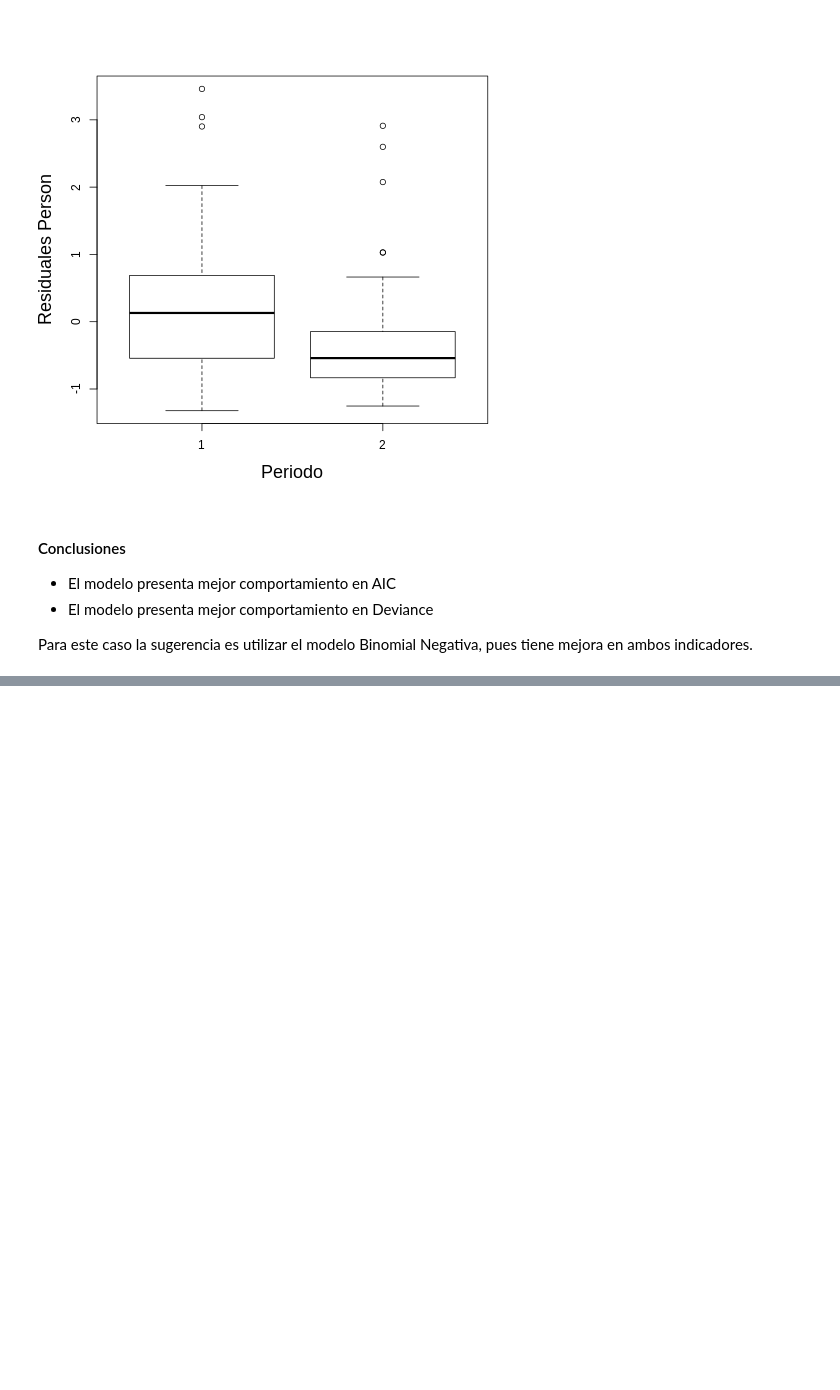
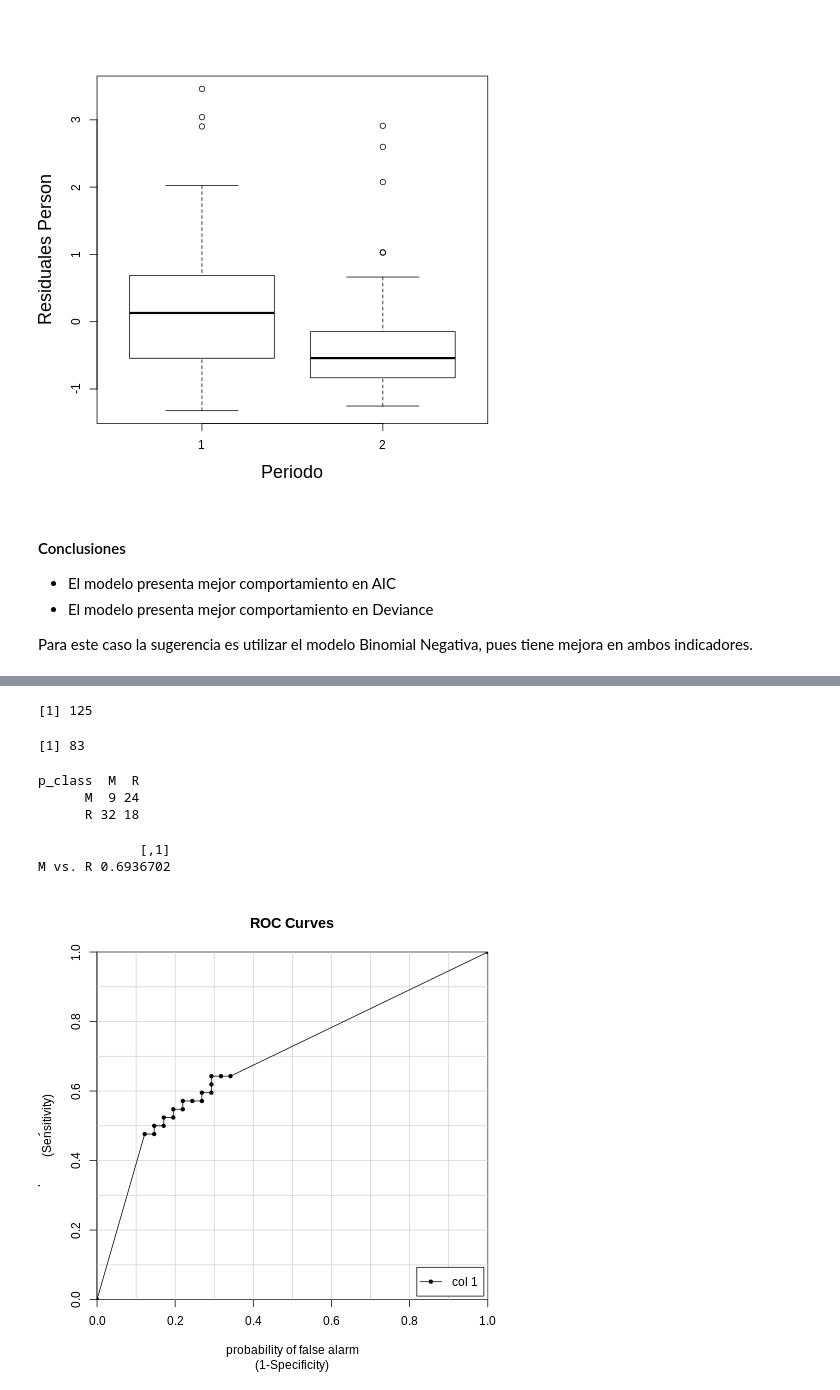
Before and after one commit to edgaryair1024/RtoLearn, a Jupyter notebook: M3/Módulo3.ipynb, the cells around one changed output, grey strips where cells are left out. Cells and saved outputs as stored; diff of their text form; code cells hidden in the pictures; blank space fills up the shorter version.

```diff
--- a/M3/Módulo3.ipynb
+++ b/M3/Módulo3.ipynb
@@ -784,0 +936,8 @@ t<-0
+# %%
+%%R
+diamantes <- diamonds # Guardamos los datos
+print(summary(diamantes))
+# Cambiamos el nombre de las columnas por:
+colnames(diamantes) <- c("Kilate","Corte","Color","Claridad","Profundidad","Longitud", "Precio",
+  "x","y","z")
+print(summary(diamantes))
@@ -784,0 +976,14 @@ t<-0
+# %%
+%%R
+# Ajuste del modelo "lm""
+modelo <- lm(Precio ~ ., diamantes)
+
+# Predicción de los datos
+p <- predict(modelo, diamantes)
+
+# Calcular el error
+error <- p - diamantes[["Precio"]]
+
+# Calcula el RMSE
+ RMSE <- sqrt(mean(error^2))
+ RMSE
@@ -784,0 +1149,17 @@ t<-0
+# %%
+%%R
+#Paso 1. Fijamos la variable de división de 60% en los datos
+ division <- round(nrow(Sonar2) * .60)
+
+#Paso 2. Tomamos el 60% de los datos como: Datos prueba
+ prueba <- Sonar2[1:division, ]
+nrow(prueba)
+# %% [output]
+[1] 125
+# %%
+%%R
+#Paso 3. Tomamos el 40% de los datos como: Datos test
+ test <- Sonar2[(division + 1):nrow(Sonar2), ]
+ nrow(test)
+# %% [output]
+[1] 83
@@ -784,0 +1173,23 @@ t<-0
+# %%
+%%R
+p_class <-
+  ifelse(p > 0.50,
+         "M",
+         "R"
+  )
+
+#Paso 2. Crea la matriz de Confusion
+table(p_class, test[["Class"]])
+# %% [output]
+p_class  M  R
+      M  9 24
+      R 32 18
+# %%
+%%R
+#Calculamos  la  curva  del  ROC
+
+colAUC(p,  test[["Class"]],  plotROC  =  TRUE)
+# %% [output]
+             [,1]
+M vs. R 0.6936702
+[figure, added]
```
Also changed, not shown: parts of 68 cells of this notebook.
